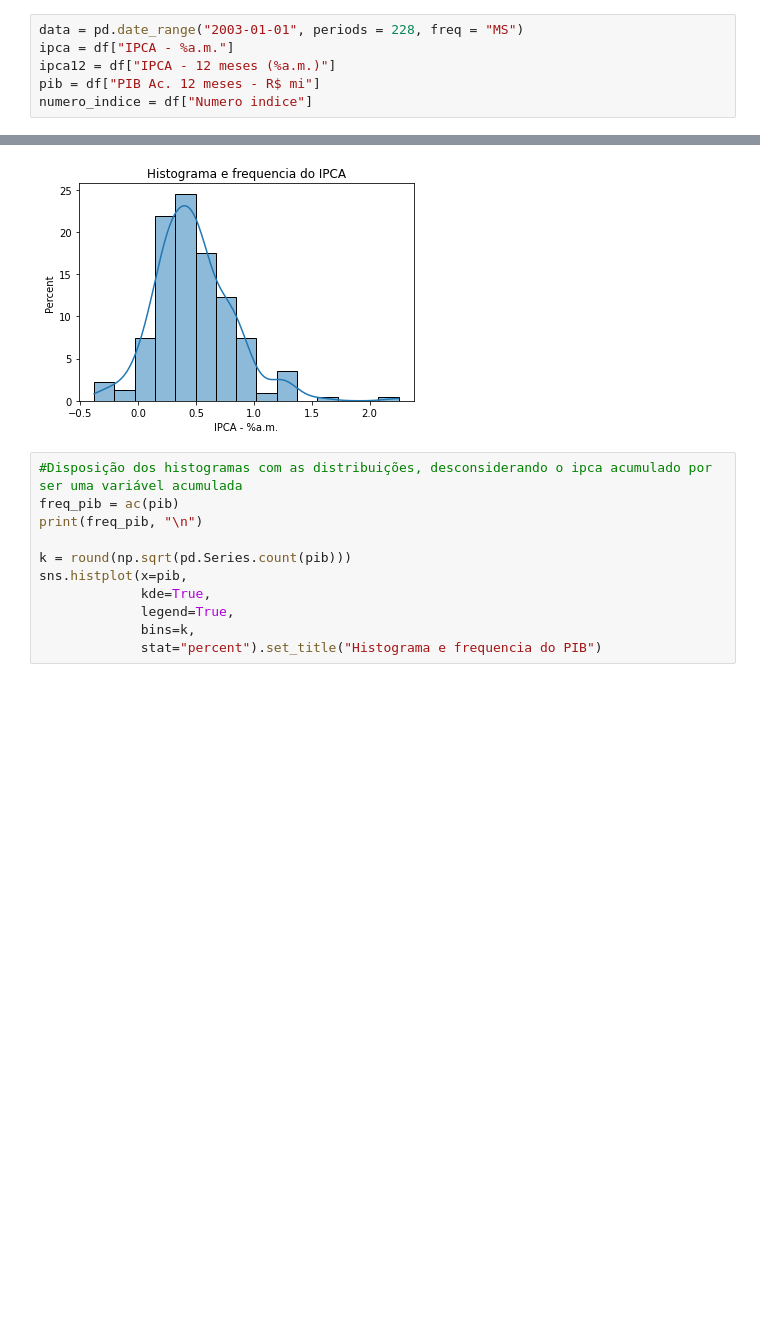
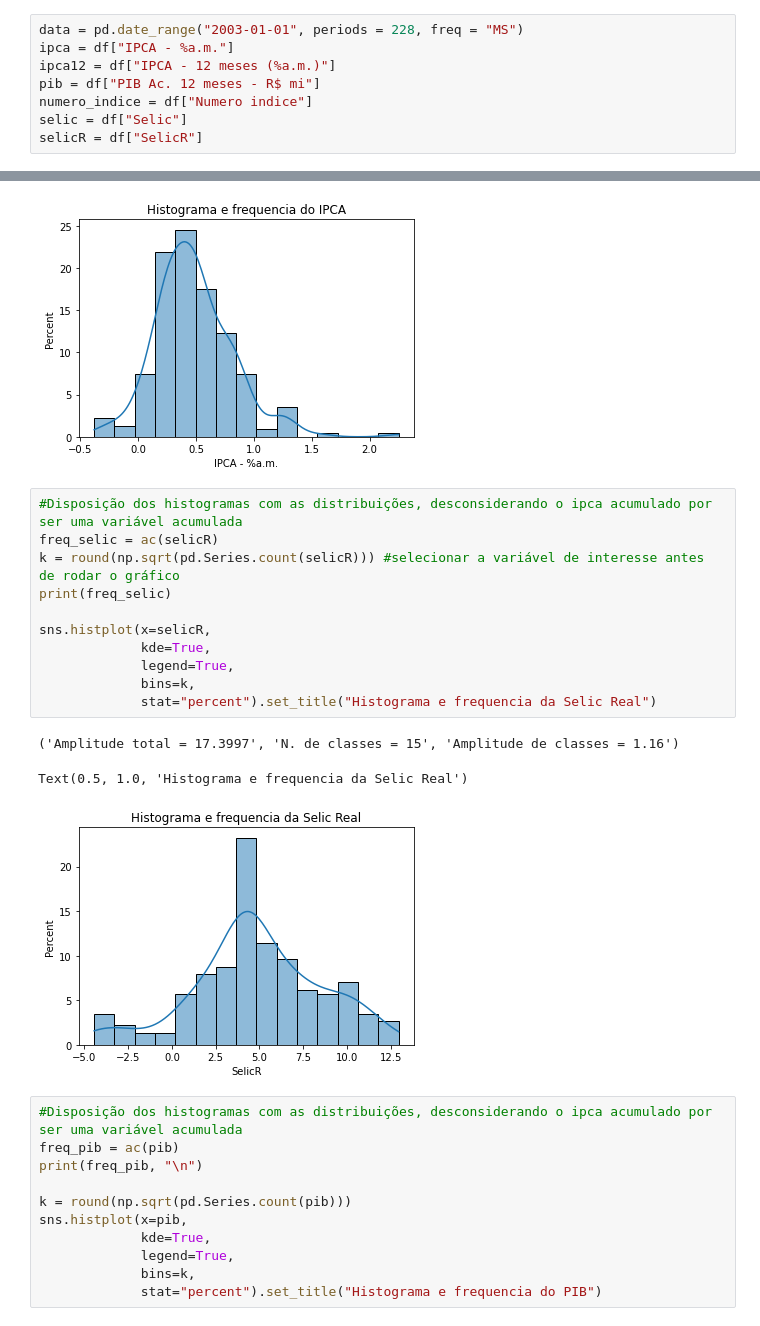
Before and after one commit to rehpires/EconometriaUFPB-2022, a Jupyter notebook: Script.ipynb, the cells around one changed output, grey strips where cells are left out. Saved outputs shown, nothing was run; the diff lists cells and outputs as text; blank space fills up the shorter version.

```diff
--- a/Script.ipynb
+++ b/Script.ipynb
@@ -36,6 +36,8 @@ ipca = df["IPCA - %a.m."]
 ipca12 = df["IPCA - 12 meses (%a.m.)"]
 pib = df["PIB Ac. 12 meses - R$ mi"]
 numero_indice = df["Numero indice"]
+selic = df["Selic"]
+selicR = df["SelicR"]
 # %%
 #Função para definir a distribuição de frequência, prequel para o histograma
 def ac(x) :
@@ -163,6 +165,21 @@ sns.histplot(x=ipca,
 ('Amplitude total = 2.63', 'N. de classes = 15', 'Amplitude de classes = 0.18')
 Text(0.5, 1.0, 'Histograma e frequencia do IPCA')
 [figure]
+# %%
+#Disposição dos histogramas com as distribuições, desconsiderando o ipca acumulado por ser uma variável acumulada
+freq_selic = ac(selicR)
+k = round(np.sqrt(pd.Series.count(selicR))) #selecionar a variável de interesse antes de rodar o gráfico
+print(freq_selic)
+
+sns.histplot(x=selicR,
+             kde=True,
+             legend=True,
+             bins=k,
+             stat="percent").set_title("Histograma e frequencia da Selic Real")
+# %% [output]
+('Amplitude total = 17.3997', 'N. de classes = 15', 'Amplitude de classes = 1.16')
+Text(0.5, 1.0, 'Histograma e frequencia da Selic Real')
+[figure, added]
 # %%
 #Disposição dos histogramas com as distribuições, desconsiderando o ipca acumulado por ser uma variável acumulada
 freq_pib = ac(pib)
```
Also changed, not shown: parts of 6 cells of this notebook, 1 other file.
